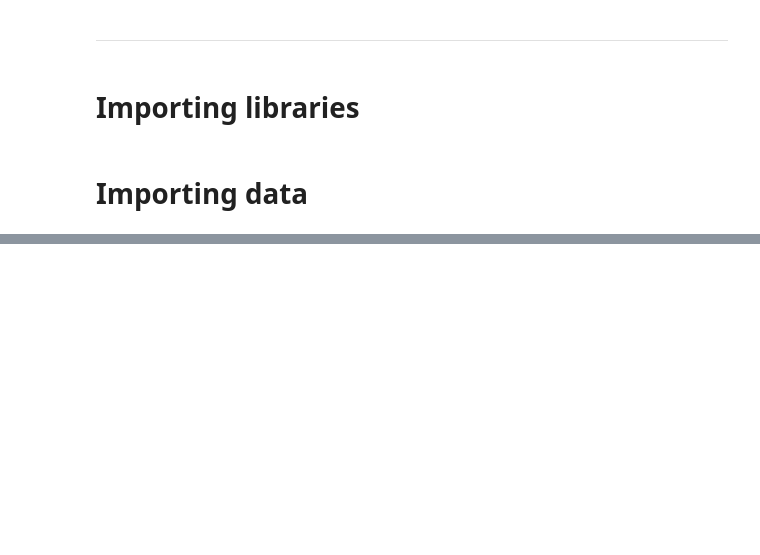
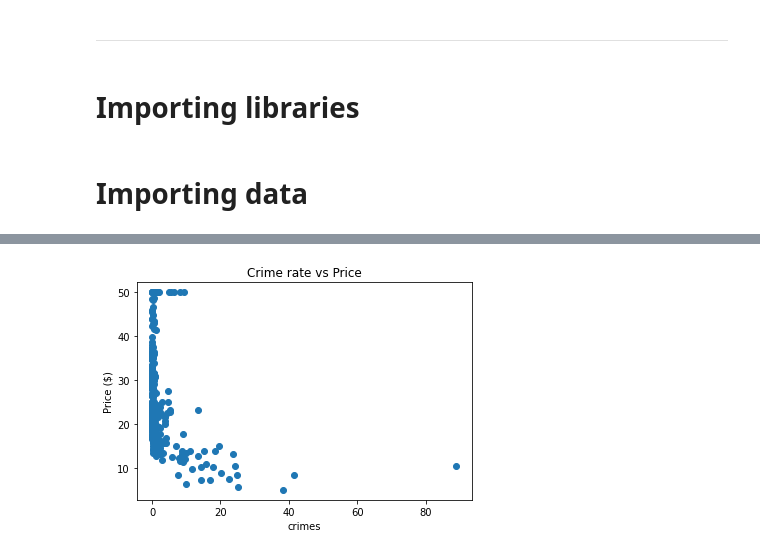
Before and after one commit to jhonnierandrey/jupyter, a Jupyter notebook: Predictive Analytics and Regression Models.ipynb, the cells around one changed output, grey strips where cells are left out. Cells and saved outputs as stored; diff of their text form; code cells hidden in the pictures; blank space fills up the shorter version.

```diff
--- a/Predictive Analytics and Regression Models.ipynb
+++ b/Predictive Analytics and Regression Models.ipynb
@@ -63,0 +144,8 @@ df.iloc[2,4]
+# %%
+plt.scatter(df['crime_rate'], df['value'])
+plt.title("Crime rate vs Price")
+plt.xlabel("crimes")
+plt.ylabel("Price ($)")
+plt.show()
+# %% [output]
+[figure, added]
```
Also changed, not shown: parts of 30 cells of this notebook.
